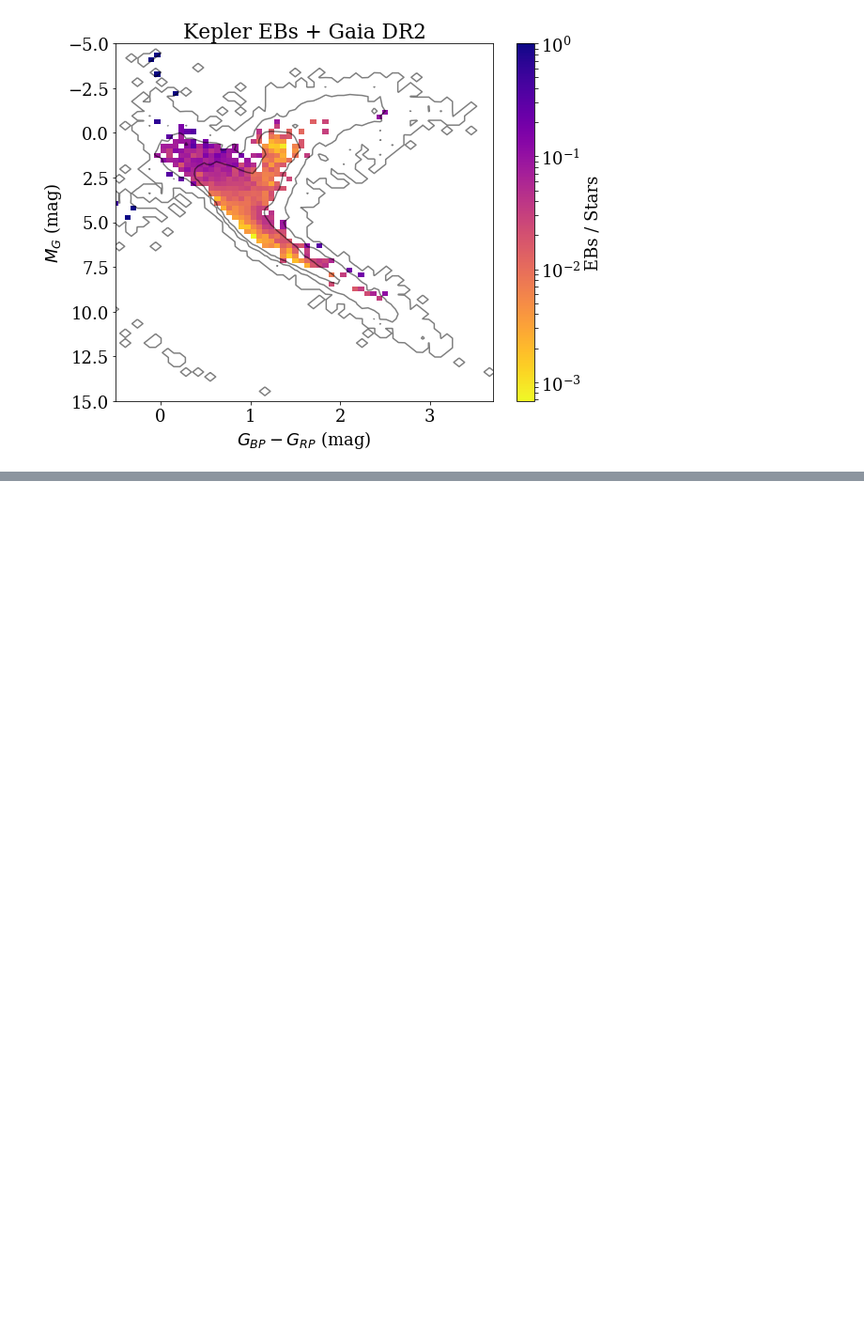
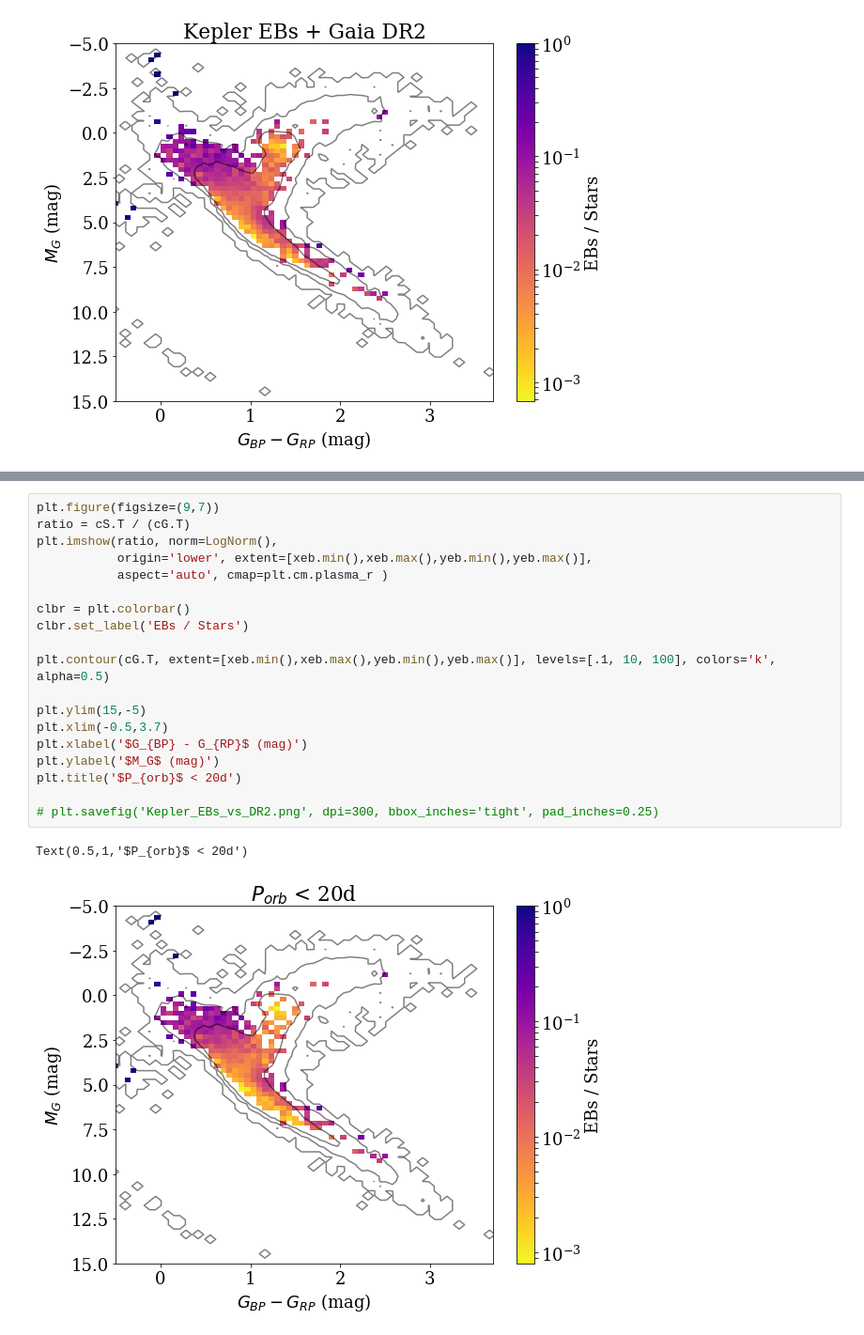
Before and after one commit to jradavenport/EBHRD, a Jupyter notebook: notebooks/compare_kepler.ipynb, the cells around one changed output, grey strips where cells are left out. Shown at 94% size. Saved outputs shown, nothing was run; the diff lists cells and outputs as text; blank space fills up the shorter version.

```diff
--- a/notebooks/compare_kepler.ipynb
+++ b/notebooks/compare_kepler.ipynb
@@ -120,0 +188,22 @@ plt.savefig('Kepler_EBs_vs_DR2.png', dpi=300, bbox_inches='tight', pad_inches=0.
+# %%
+plt.figure(figsize=(9,7))
+ratio = cS.T / (cG.T)
+plt.imshow(ratio, norm=LogNorm(),
+           origin='lower', extent=[xeb.min(),xeb.max(),yeb.min(),yeb.max()],
+           aspect='auto', cmap=plt.cm.plasma_r )
+
+clbr = plt.colorbar()
+clbr.set_label('EBs / Stars')
+
+plt.contour(cG.T, extent=[xeb.min(),xeb.max(),yeb.min(),yeb.max()], levels=[.1, 10, 100], colors='k', alpha=0.5)
+
+plt.ylim(15,-5)
+plt.xlim(-0.5,3.7)
+plt.xlabel('$G_{BP} - G_{RP}$ (mag)')
+plt.ylabel('$M_G$ (mag)')
+plt.title('$P_{orb}$ < 20d')
+
+# plt.savefig('Kepler_EBs_vs_DR2.png', dpi=300, bbox_inches='tight', pad_inches=0.25)
+# %% [output]
+Text(0.5,1,'$P_{orb}$ < 20d')
+[figure, added]
```
Also changed, not shown: parts of 5 cells of this notebook, 2 other files.
